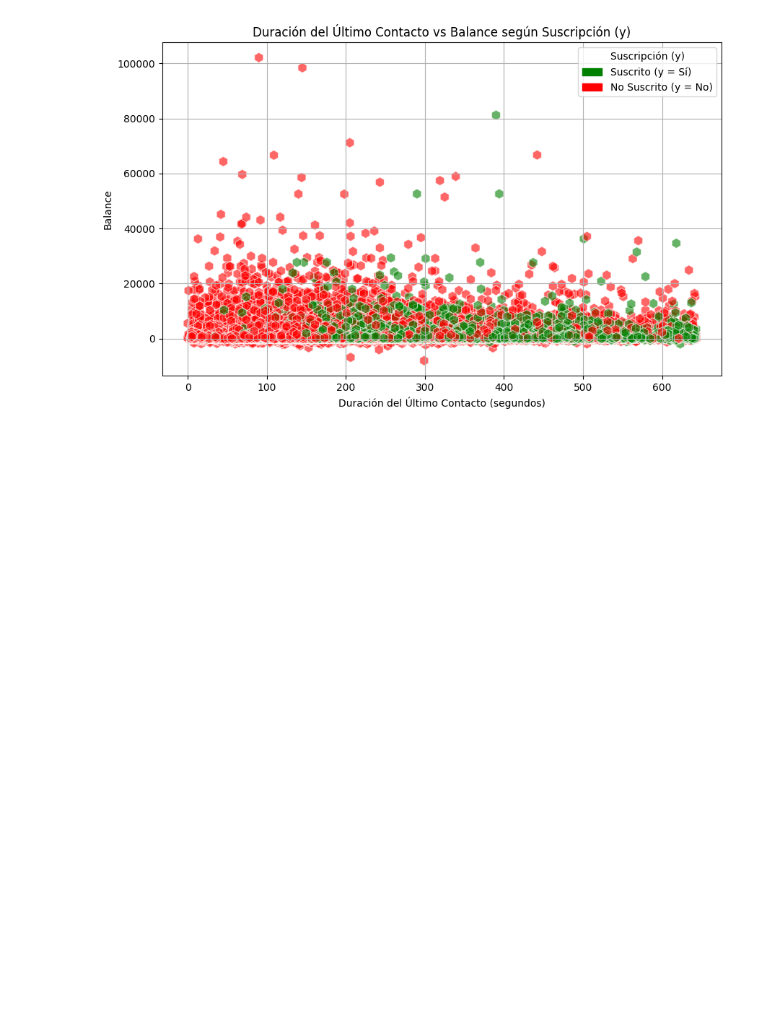
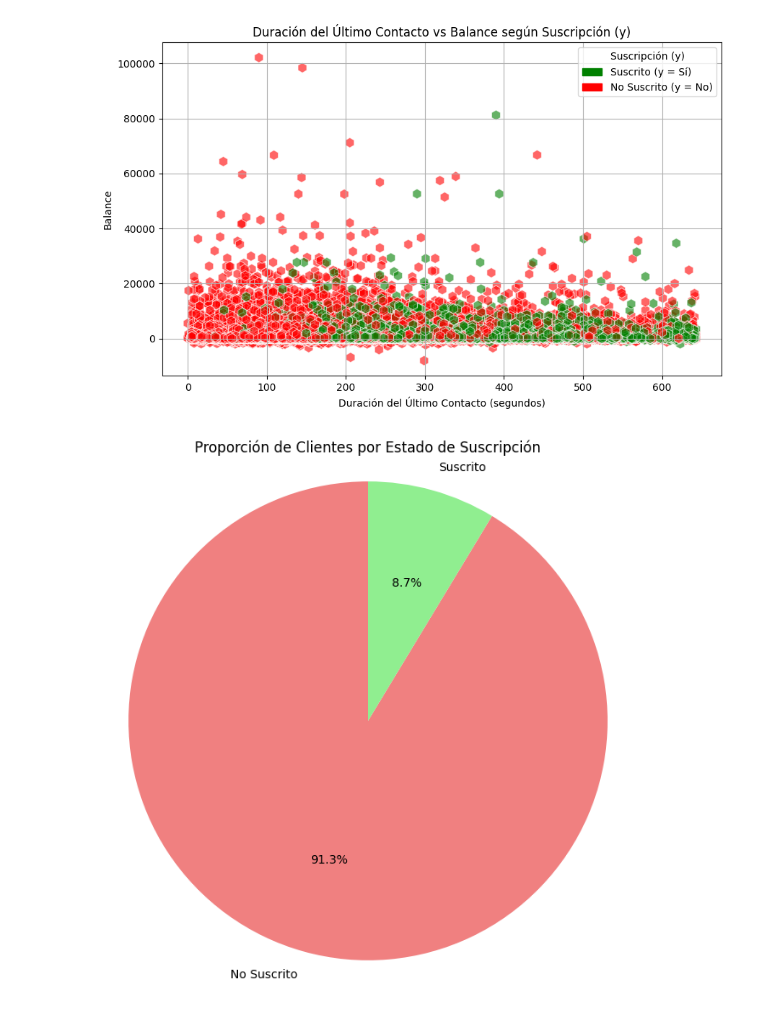
Before and after one commit to Marcocruz88/Repositorioproyecto2, a Jupyter notebook: Soporte 3.ipynb, the cells around one changed output. Saved outputs shown, nothing was run; the diff lists cells and outputs as text; code cells hidden in the pictures; blank space fills up the shorter version.

```diff
--- a/Soporte 3.ipynb
+++ b/Soporte 3.ipynb
@@ -153,3 +153,22 @@ plt.grid(True)  # Activar cuadrícula
 plt.show()
 # %% [output]
 [figure]
+# %%
+# Calcular el total de "Sí" y "No"
+total_yes = df['y_yes'].sum()
+total_no = df['y_yes'].count() - total_yes
+
+# Generar solo el pie chart con colores claros
+plt.figure(figsize=(8, 8))
+
+# Pie chart para mostrar la proporción de suscriptores y no suscriptores
+sizes = [total_no, total_yes]
+labels = ['No Suscrito', 'Suscrito']
+colors = ['lightcoral', 'lightgreen']  # Colores claros
+plt.pie(sizes, labels=labels, colors=colors, autopct='%1.1f%%', startangle=90)
+plt.axis('equal')  # Equal aspect ratio ensures that pie is drawn as a circle.
+plt.title("Proporción de Clientes por Estado de Suscripción")
+
+plt.show()
+# %% [output]
+[figure, added]
```
Also changed, not shown: parts of 4 cells of this notebook.
